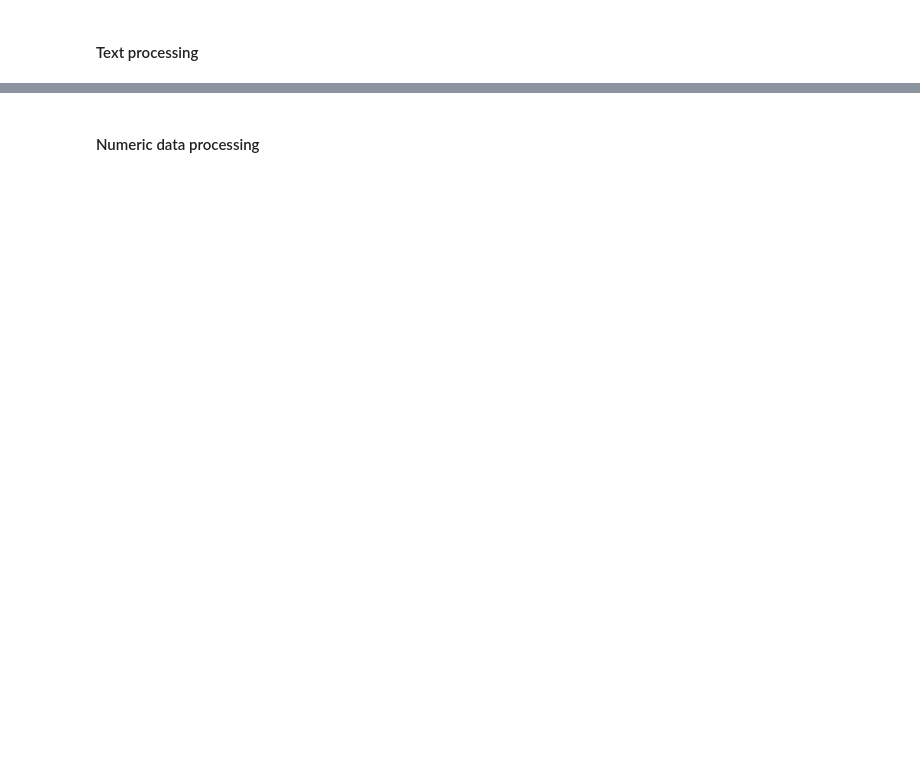
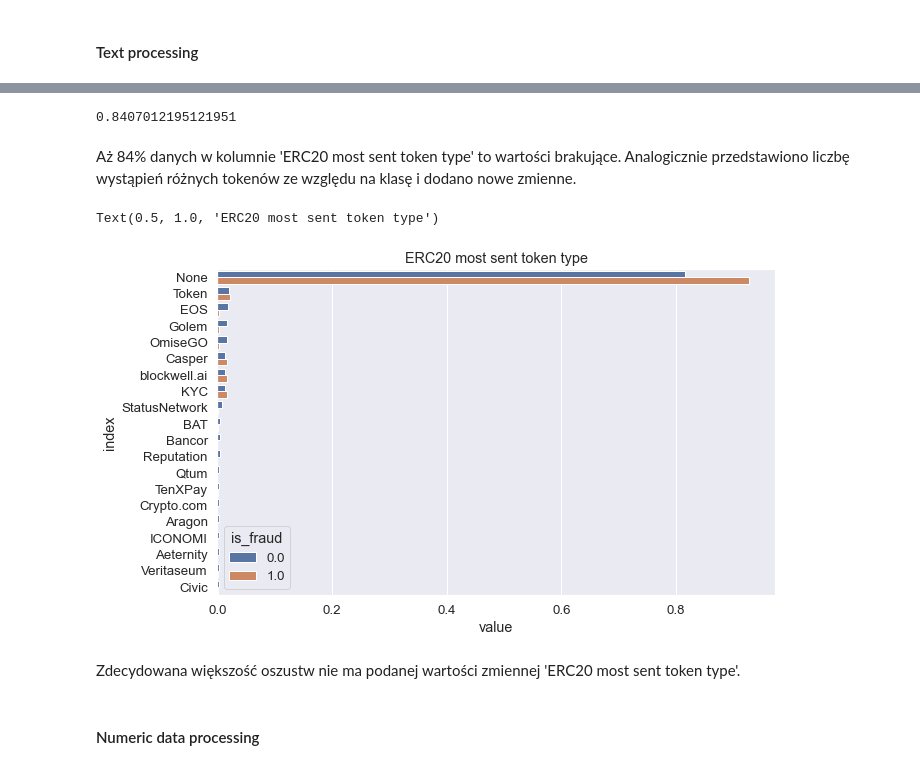
Before and after one commit to dorota10/ML_UEP_2024, a Jupyter notebook: CaseStudy1.ipynb, the cells around one changed output, grey strips where cells are left out. Cells and saved outputs as stored; diff of their text form; code cells hidden in the pictures; blank space fills up the shorter version.

```diff
--- a/CaseStudy1.ipynb
+++ b/CaseStudy1.ipynb
@@ -78,2 +144,35 @@ id_notnull=(X_train_text.iloc[:, -2:].isna().sum(axis=1)==0).reset_index(drop=Tr
+# %%
+# Braki w kolumnie 'ERC20 most sent token type'
+X_train_text.iloc[:, -2].str.contains('None').sum()/X_train_text.shape[0]
+# %% [output]
+0.8407012195121951
+# %% [markdown]
+Aż 84% danych w kolumnie 'ERC20 most sent token type' to wartości brakujące. Analogicznie przedstawiono liczbę wystąpień różnych tokenów ze względu na klasę i dodano nowe zmienne.
+# %%
+data_2 = X_train_text[y_train['FLAG']==0]['ERC20 most sent token type']
+data_3 = X_train_text[y_train['FLAG']==1]['ERC20 most sent token type']
+# %%
+word_freq_2 = data_2.str.split(expand=True).stack().value_counts()
+word_freq_3 = data_3.str.split(expand=True).stack().value_counts()
+word_freq_sum_2 = X_train_text['ERC20 most sent token type'].str.split(expand=True).stack().value_counts()
+
+word_freq_df2 = pd.DataFrame({'not_fraud_prob_sent': word_freq_2/data_2.shape[0], 'fraud_prob_sent': word_freq_3/data_3.shape[0], 'fraud_per_occurence_sent': word_freq_3/word_freq_sum_2}).fillna(0)
+
+word_freq_df2 = word_freq_df2.sort_values(by='not_fraud_prob_sent', ascending=False)
+
+top_20_words2 = word_freq_df2.head(20)
+data2=top_20_words2.reset_index()
+# %%
+transformed_df2 = pd.melt(data2, id_vars=['index'], var_name='is_fraud', value_name='value')
+transformed_df2['is_fraud'] = transformed_df2['is_fraud'].map({'not_fraud_prob_sent': 0, 'fraud_prob_sent': 1})
+# %%
+plt.figure(figsize=(10, 6))
+sns.barplot(data=transformed_df2, y='index', x='value', hue='is_fraud', orient='h')
+plt.title('ERC20 most sent token type')
+# %% [output]
+Text(0.5, 1.0, 'ERC20 most sent token type')
+[figure, added]
+# %% [markdown]
+Zdecydowana większość oszustw nie ma podanej wartości zmiennej 'ERC20 most sent token type'.
 # %% [markdown]
 #### Numeric data processing
```
Also changed, not shown: parts of 66 cells of this notebook, 1 other file.
